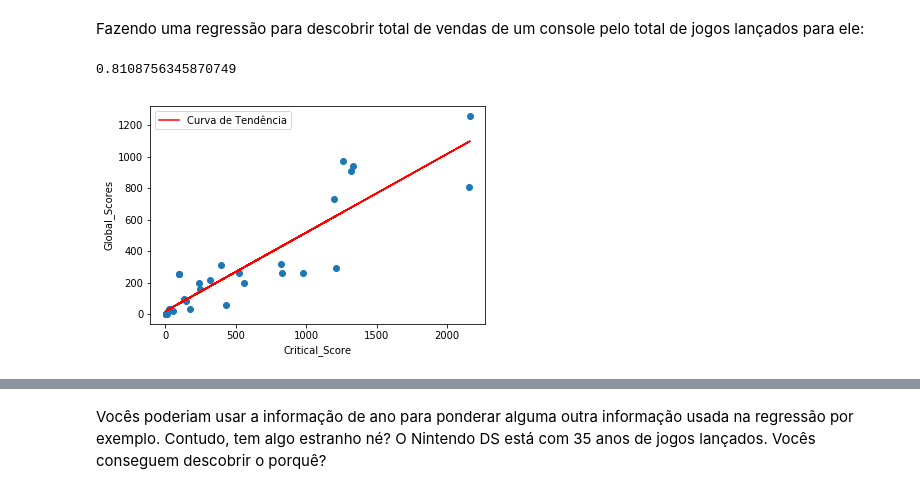
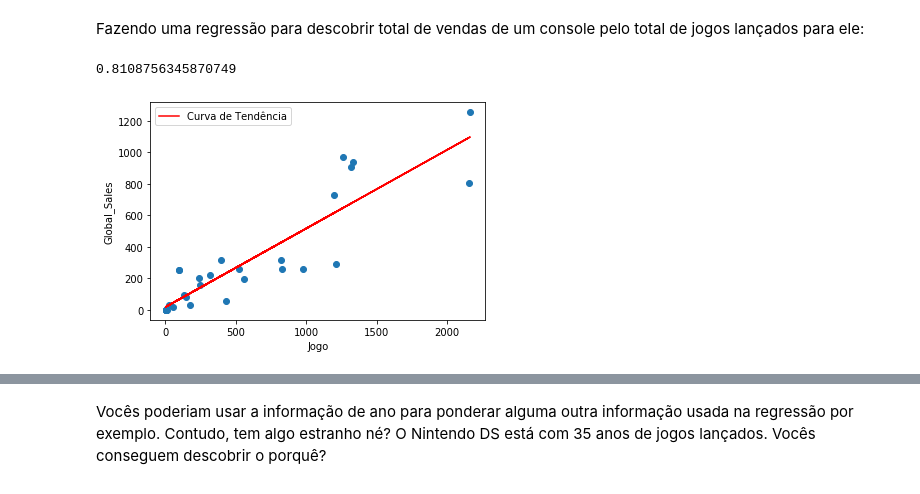
Before and after one commit to nabsonp/ComputacaoNumerica, a Jupyter notebook: Aula 20 - Laboratório de Regressão.ipynb, the cells around one changed output, grey strips where cells are left out. Cells and saved outputs as stored; diff of their text form; code cells hidden in the pictures.

```diff
--- a/Aula 20 - Laboratório de Regressão.ipynb
+++ b/Aula 20 - Laboratório de Regressão.ipynb
@@ -341,16 +341,16 @@ Fazendo uma regressão para descobrir total de vendas de um console pelo total d
 # %%
 x = vgplat.Name.count()
 y = vgplat.Global_Sales.sum()
 plt.scatter(x,y,label='')
 b = regressaoLinear(np.array(x),y)
 plt.plot(x,resolveLin(b,x),'r',label="Curva de Tendência")
-plt.xlabel("Critical_Score")
-plt.ylabel("Global_Scores")
+plt.xlabel("Jogo")
+plt.ylabel("Global_Sales")
 plt.legend()
 r2(y,resolveLin(b,x))
 # %% [output]
 0.8108756345870749
-[figure, old version]
+[figure, new version]
 # %%
 #Total de anos que um console teve jogos
 
```
Also changed, not shown: parts of 8 cells of this notebook, 1 other file.
